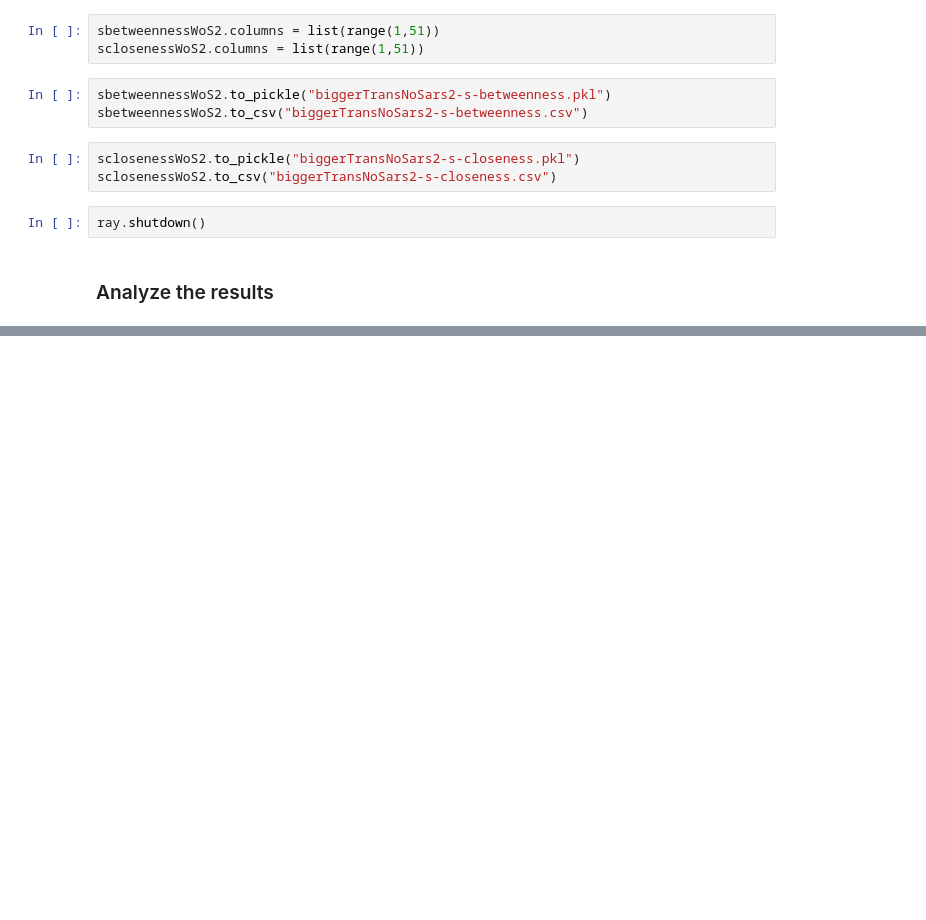
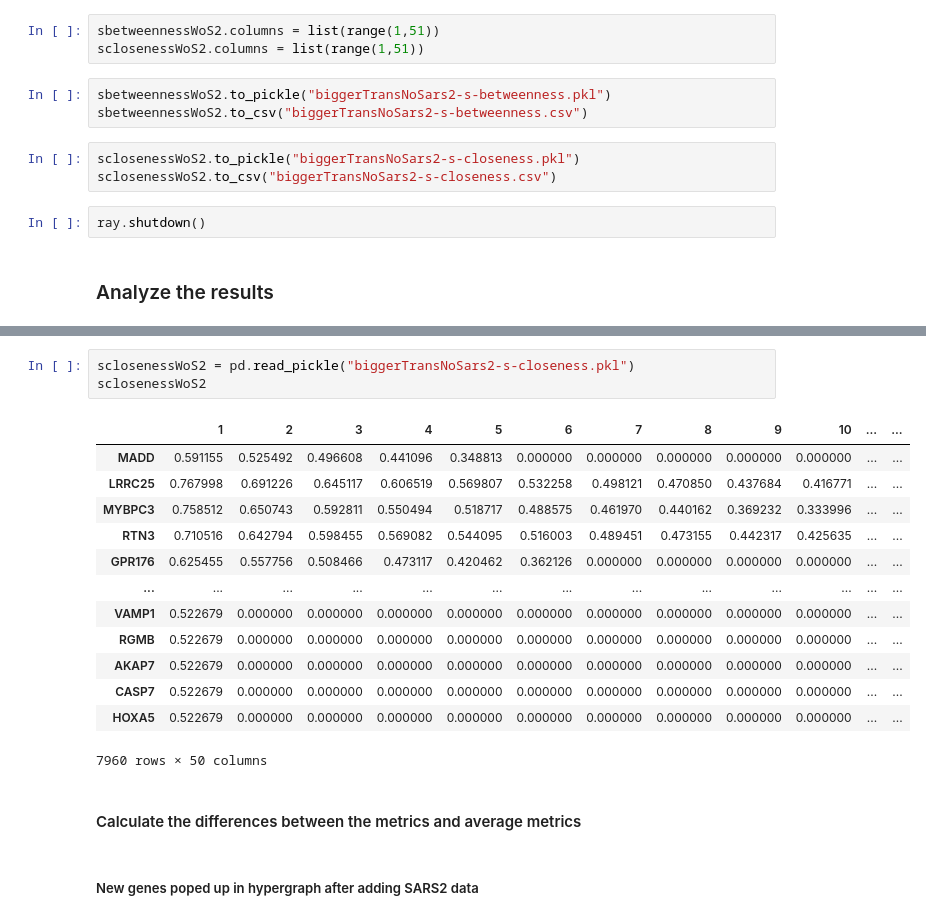
Before and after one commit to LifeWorks/SARSCov2, a Jupyter notebook: SARS-Cov-2.ipynb, the cells around one changed output, grey strips where cells are left out. Saved outputs shown, nothing was run; the diff lists cells and outputs as text; blank space fills up the shorter version.

```diff
--- a/SARS-Cov-2.ipynb
+++ b/SARS-Cov-2.ipynb
@@ -486,0 +538,21 @@ ray.shutdown()
+# %%
+sclosenessWoS2 = pd.read_pickle("biggerTransNoSars2-s-closeness.pkl")
+sclosenessWoS2
+# %% [output]
+|  | 1 | 2 | 3 | 4 | 5 | 6 | 7 | 8 | 9 | 10 | ... | ... |
+| MADD | 0.591155 | 0.525492 | 0.496608 | 0.441096 | 0.348813 | 0.000000 | 0.000000 | 0.000000 | 0.000000 | 0.000000 | ... | ... |
+| LRRC25 | 0.767998 | 0.691226 | 0.645117 | 0.606519 | 0.569807 | 0.532258 | 0.498121 | 0.470850 | 0.437684 | 0.416771 | ... | ... |
+| MYBPC3 | 0.758512 | 0.650743 | 0.592811 | 0.550494 | 0.518717 | 0.488575 | 0.461970 | 0.440162 | 0.369232 | 0.333996 | ... | ... |
+| RTN3 | 0.710516 | 0.642794 | 0.598455 | 0.569082 | 0.544095 | 0.516003 | 0.489451 | 0.473155 | 0.442317 | 0.425635 | ... | ... |
+| GPR176 | 0.625455 | 0.557756 | 0.508466 | 0.473117 | 0.420462 | 0.362126 | 0.000000 | 0.000000 | 0.000000 | 0.000000 | ... | ... |
+| ... | ... | ... | ... | ... | ... | ... | ... | ... | ... | ... | ... | ... |
+| VAMP1 | 0.522679 | 0.000000 | 0.000000 | 0.000000 | 0.000000 | 0.000000 | 0.000000 | 0.000000 | 0.000000 | 0.000000 | ... | ... |
+| RGMB | 0.522679 | 0.000000 | 0.000000 | 0.000000 | 0.000000 | 0.000000 | 0.000000 | 0.000000 | 0.000000 | 0.000000 | ... | ... |
+| AKAP7 | 0.522679 | 0.000000 | 0.000000 | 0.000000 | 0.000000 | 0.000000 | 0.000000 | 0.000000 | 0.000000 | 0.000000 | ... | ... |
+| CASP7 | 0.522679 | 0.000000 | 0.000000 | 0.000000 | 0.000000 | 0.000000 | 0.000000 | 0.000000 | 0.000000 | 0.000000 | ... | ... |
+| HOXA5 | 0.522679 | 0.000000 | 0.000000 | 0.000000 | 0.000000 | 0.000000 | 0.000000 | 0.000000 | 0.000000 | 0.000000 | ... | ... |
+7960 rows × 50 columns
+# %% [markdown]
+#### Calculate the differences between the metrics and average metrics
+# %% [markdown]
+##### New genes poped up in hypergraph after adding SARS2 data
```
Also changed, not shown: parts of 17 cells of this notebook, 5 other files.
